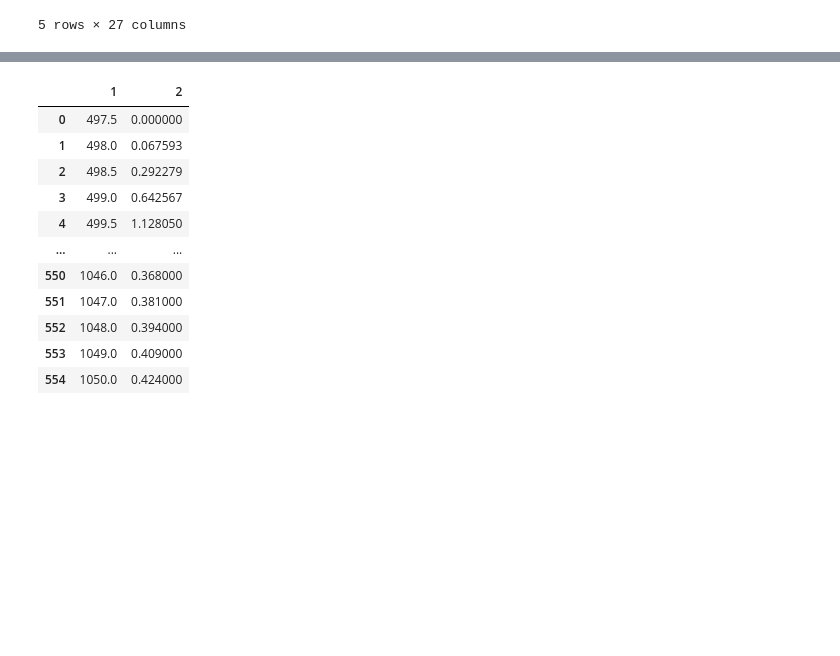
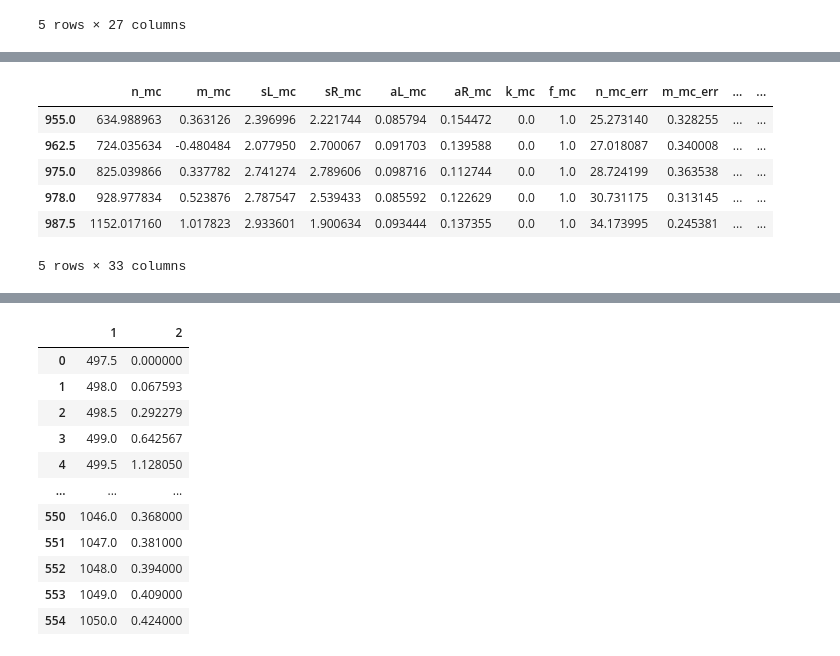
Before and after one commit to nikita-p/kskl20, a Jupyter notebook: notebooks/03. Cross section.ipynb, the cells around one changed output, grey strips where cells are left out. Cells and saved outputs as stored; diff of their text form; code cells hidden in the pictures; blank space fills up the shorter version.

```diff
--- a/notebooks/03. Cross section.ipynb
+++ b/notebooks/03. Cross section.ipynb
@@ -237,0 +230,22 @@ pys.plot_fit(dataE, norm_pdf, m, 80, hist_range, fit_range, errors=True, label='
+# %%
+if 'res_df' not in locals():
+    def add_postfix(arr, post):
+        return [f'{_}_{post}' for _ in arr]
+    cols = add_postfix(md.values.keys(), 'mc') + add_postfix(md.errors.keys(), 'mc_err') + \
+        add_postfix(md2.values.keys(), 'exp') + add_postfix(md2.errors.keys(), 'exp_err') + ['emeas']
+    res_df = pd.DataFrame(columns=cols)
+    del cols
+# %%
+temp_ser = pd.Series(md.values.values() + md.errors.values() + md2.values.values() + md2.errors.values() + [dfE.emeas.mean()], index=res_df.columns, name=e0)
+res_df = res_df.append(temp_ser)
+del temp_ser
+# %%
+res_df.tail()
+# %% [output]
+|  | n_mc | m_mc | sL_mc | sR_mc | aL_mc | aR_mc | k_mc | f_mc | n_mc_err | m_mc_err | ... | ... |
+| 955.0 | 634.988963 | 0.363126 | 2.396996 | 2.221744 | 0.085794 | 0.154472 | 0.0 | 1.0 | 25.273140 | 0.328255 | ... | ... |
+| 962.5 | 724.035634 | -0.480484 | 2.077950 | 2.700067 | 0.091703 | 0.139588 | 0.0 | 1.0 | 27.018087 | 0.340008 | ... | ... |
+| 975.0 | 825.039866 | 0.337782 | 2.741274 | 2.789606 | 0.098716 | 0.112744 | 0.0 | 1.0 | 28.724199 | 0.363538 | ... | ... |
+| 978.0 | 928.977834 | 0.523876 | 2.787547 | 2.539433 | 0.085592 | 0.122629 | 0.0 | 1.0 | 30.731175 | 0.313145 | ... | ... |
+| 987.5 | 1152.017160 | 1.017823 | 2.933601 | 1.900634 | 0.093444 | 0.137355 | 0.0 | 1.0 | 34.173995 | 0.245381 | ... | ... |
+5 rows × 33 columns
```
Also changed, not shown: parts of 45 cells of this notebook, 5 other files.
